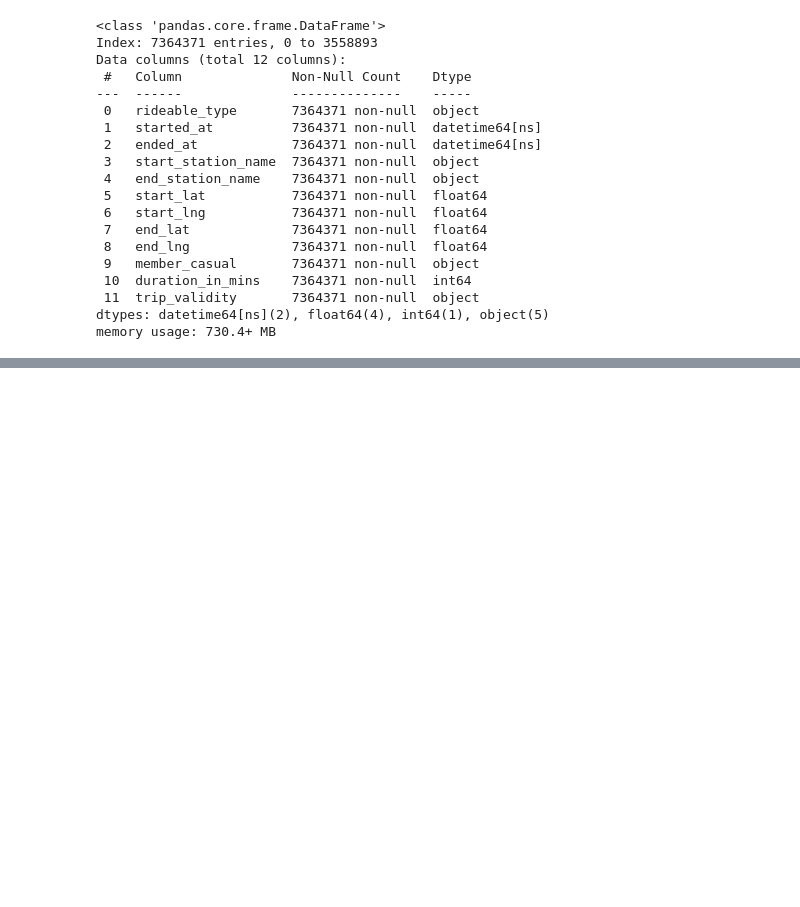
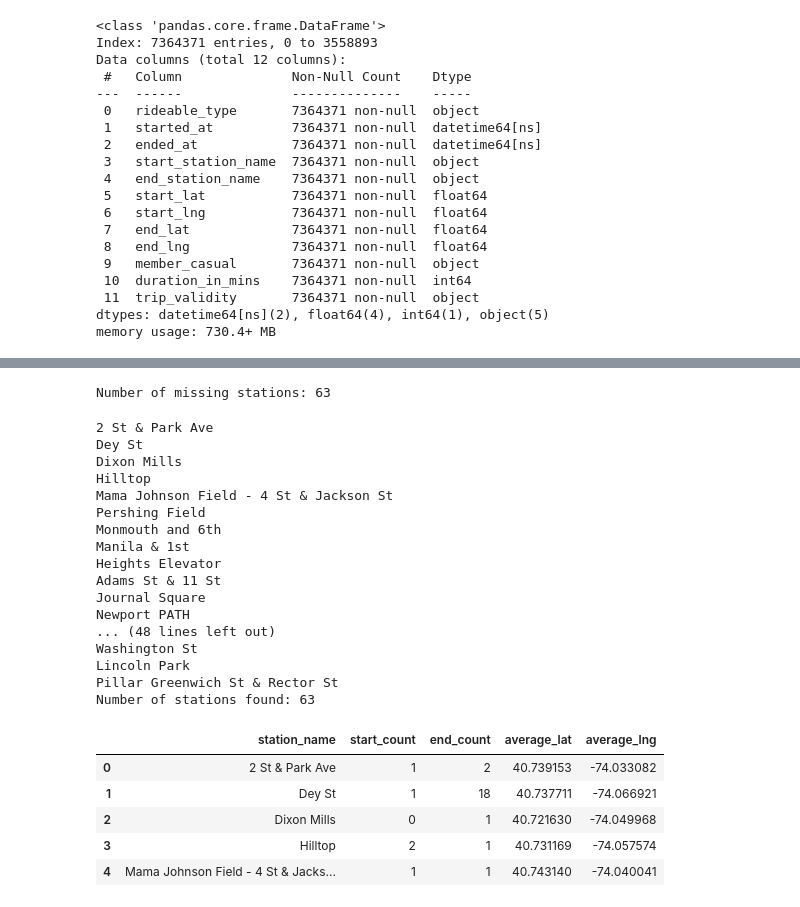
Before and after one commit to alyssahondrade/citibike-tableau, a Jupyter notebook: workflow.ipynb, the cells around one changed output, grey strips where cells are left out. Saved outputs shown, nothing was run; the diff lists cells and outputs as text; code cells hidden in the pictures; blank space fills up the shorter version.

```diff
--- a/workflow.ipynb
+++ b/workflow.ipynb
@@ -295,0 +309,77 @@ combined_df.to_csv("output/workflow/combined_tripdata.csv")
+# %%
+# Identify stations not already in the station_trips.csv
+start_stations = combined_df.start_station_name.value_counts().index
+end_stations = combined_df.end_station_name.value_counts().index
+combined_stations = list(start_stations) + (list(end_stations))
+
+missing_stations = set(combined_stations).difference(set(station_trips.station_name))
+print(f"Number of missing stations: {len(missing_stations)}")
+# %% [output]
+Number of missing stations: 63
+# %%
+def get_missing_stations(dataframe, missing_list):
+    # Initialise a list to hold dictionaries
+    new_stations = []
+
+    # Counter to ensure all missing stations found
+    count = 0
+    for station in missing_list:
+        # Initialise dictionary to hold each station
+        station_dict = dict()
+
+        print(station)
+        count += 1
+
+        # Find the start and end counts
+        start_count = dataframe.loc[dataframe.start_station_name == station].start_station_name.count()
+        end_count = dataframe.loc[dataframe.end_station_name == station].end_station_name.count()
+
+        if (end_count == 0):
+            # Use the start_station_name column to calculate the average coordinates
+            average_lat = dataframe.loc[dataframe.start_station_name == station].end_lat.mean()
+            average_lng = dataframe.loc[dataframe.start_station_name == station].end_lng.mean()
+        else:
+            # Use the end_station_name column to calculate the average coordinates
+            average_lat = dataframe.loc[dataframe.end_station_name == station].end_lat.mean()
+            average_lng = dataframe.loc[dataframe.end_station_name == station].end_lng.mean()
+
+        # Populate the dictionary
+        station_dict['station_name'] = station
+        station_dict['start_count'] = start_count
+        station_dict['end_count'] = end_count
+        station_dict['average_lat'] = average_lat
+        station_dict['average_lng'] = average_lng
+
+        # Append to the list
+        new_stations.append(station_dict)
+
+    print(f"Number of stations found: {count}")
+    return(new_stations)
+# %%
+# Create a dataframe from the missing stations
+new_stations_df = pd.DataFrame(get_missing_stations(combined_df, missing_stations))
+new_stations_df.head()
+# %% [output]
+2 St & Park Ave
+Dey St
+Dixon Mills
+Hilltop
+Mama Johnson Field - 4 St & Jackson St
+Pershing Field
+Monmouth and 6th
+Manila & 1st
+Heights Elevator
+Adams St & 11 St
+Journal Square
+Newport PATH
+... (48 lines left out)
+Washington St
+Lincoln Park
+Pillar Greenwich St & Rector St
+Number of stations found: 63
+|  | station_name | start_count | end_count | average_lat | average_lng |
+| 0 | 2 St & Park Ave | 1 | 2 | 40.739153 | -74.033082 |
+| 1 | Dey St | 1 | 18 | 40.737711 | -74.066921 |
+| 2 | Dixon Mills | 0 | 1 | 40.721630 | -74.049968 |
+| 3 | Hilltop | 2 | 1 | 40.731169 | -74.057574 |
+| 4 | Mama Johnson Field - 4 St & Jacks... | 1 | 1 | 40.743140 | -74.040041 |
```
Also changed, not shown: parts of 9 cells of this notebook, 1 other file.
